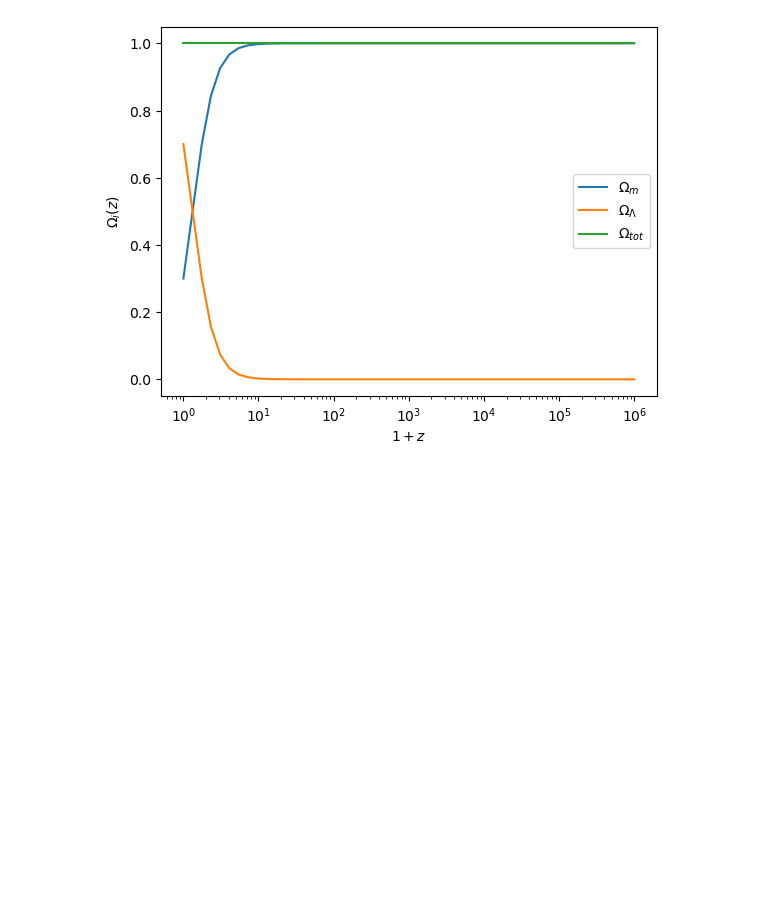
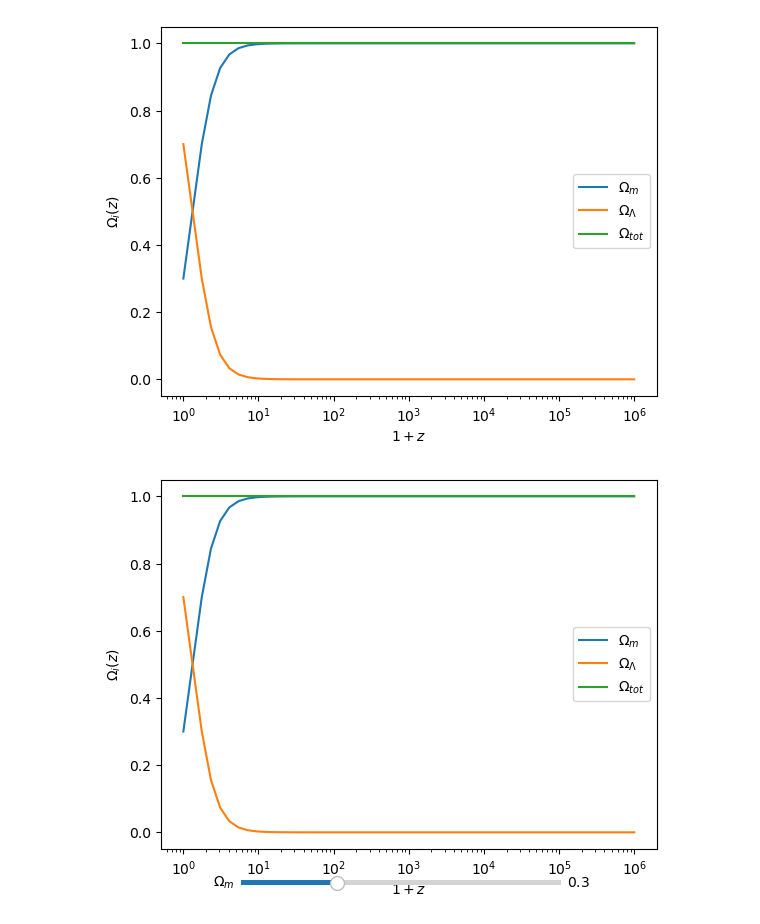
Before and after one commit to jeremyneveu/m2-npac-grac, a Jupyter notebook: notebooks/astropy_cosmo.ipynb, the cells around one changed output. Cells and saved outputs as stored; diff of their text form; code cells hidden in the pictures; blank space fills up the shorter version.

Commit message:
test widgets

```diff
--- a/notebooks/astropy_cosmo.ipynb
+++ b/notebooks/astropy_cosmo.ipynb
@@ -25,3 +25,36 @@ plt.legend()
 plt.show()
 # %% [output]
 [figure]
+# %%
+from matplotlib.widgets import Slider
+
+fig, ax = plt.subplots()
+
+initial_omegam = .5
+pm, = plt.plot(z+1, OmegaM, label="$\Omega_m$")
+pl, = plt.plot(z+1, OmegaL, label="$\Omega_\Lambda$")
+plt.plot(z+1, OmegaT, label="$\Omega_{tot}$")
+plt.xscale("log")
+plt.xlabel("$1+z$")
+plt.ylabel("$\Omega_i(z)$")
+plt.legend()
+
+axamp = plt.axes([0.25, .03, 0.50, 0.02])
+# Slider
+samp = Slider(axamp, '$\Omega_m$', 0, 1, valinit=0.3)
+
+def update(val):
+    # amp is the current value of the slider
+    om = samp.val
+    cosmo = FlatLambdaCDM(H0=70, Om0=om)
+    # update curve
+    pm.set_ydata(cosmo.Om(z))
+    # redraw canvas while idle
+    fig.canvas.draw_idle()
+
+# call update function on slider value change
+samp.on_changed(update)
+
+plt.show()
+# %% [output]
+[figure, added]
```
